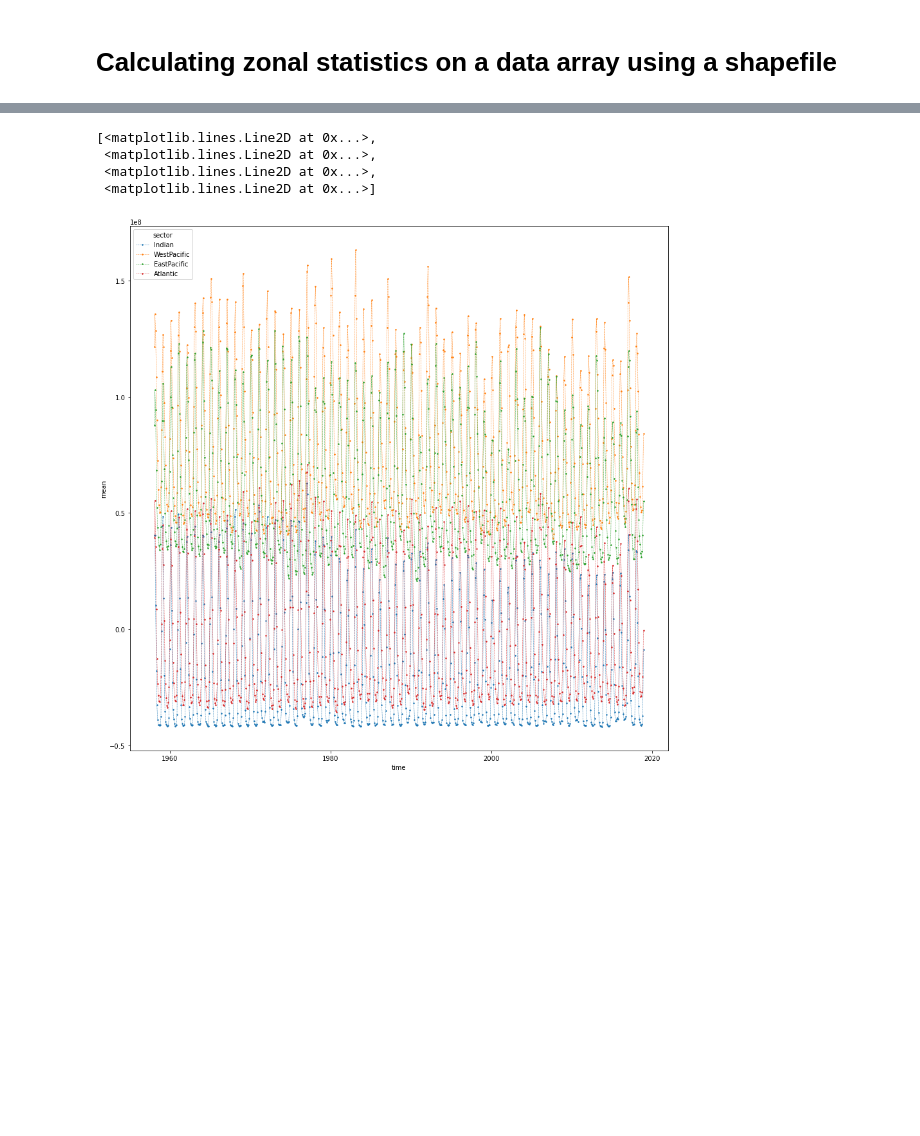
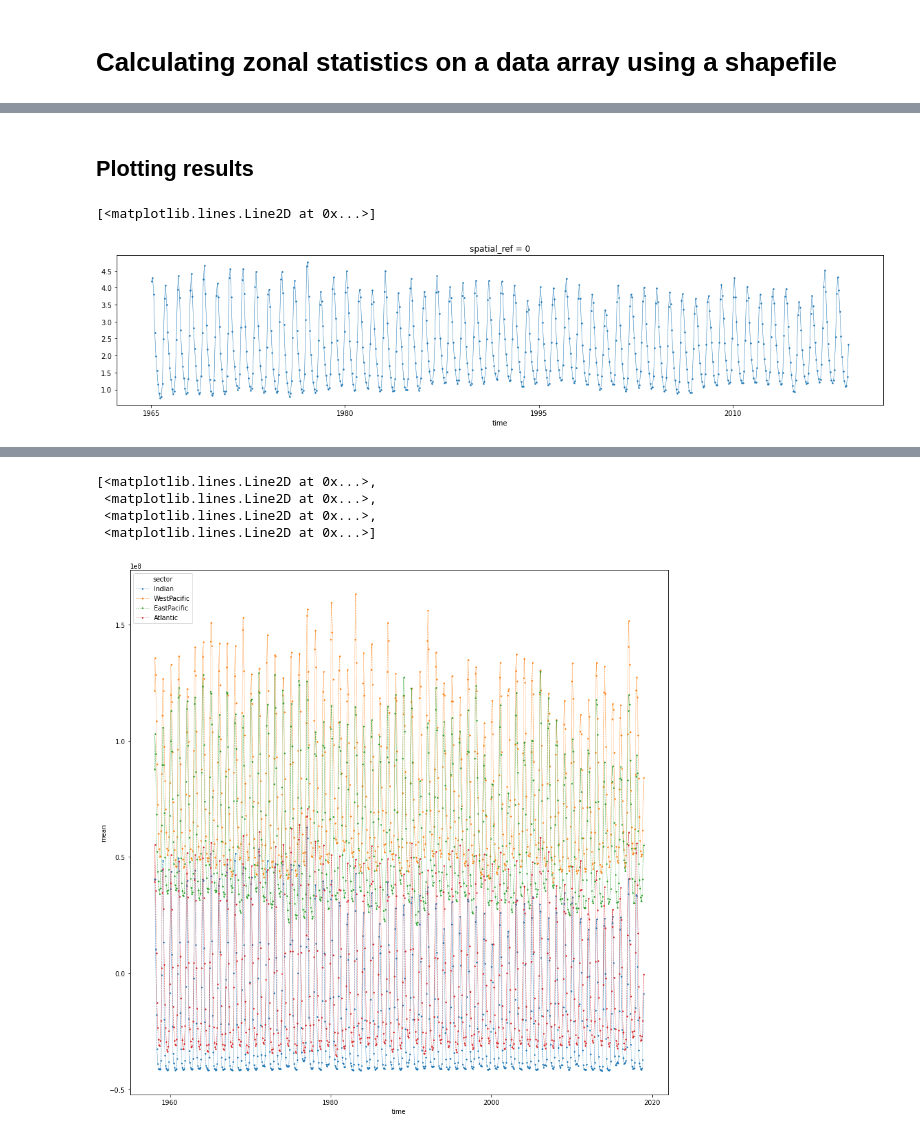
Before and after one commit to lidefi87/ACCESS_scripts_DFA, a Jupyter notebook: Scripts/ZonalStatistics.ipynb, the cells around one changed output, grey strips where cells are left out. Cells and saved outputs as stored; diff of their text form; code cells hidden in the pictures; blank space fills up the shorter version.

```diff
--- a/Scripts/ZonalStatistics.ipynb
+++ b/Scripts/ZonalStatistics.ipynb
@@ -520,0 +248,13 @@ xr_stats['mean'].sel(time = '1958').plot(hue = 'sector', linestyle='dashed', lin
+# %%
+#Clipping data arrays
+Indian = clipDataArray(SO_SSTc, shp = regions.query('SectorName == "{}"'.format(regions.SectorName.values[0])))
+Indian_a = clipDataArray(area_c, shp = regions.query('SectorName == "Indian"'))
+
+WestPacific = clipDataArray(SO_SSTc, shp = regions.query('SectorName == "{}"'.format(regions.SectorName.values[1])))
+WP_a = clipDataArray(area_c, shp = regions.query('SectorName == "{}"'.format(regions.SectorName.values[1])))
+
+EastPacific = clipDataArray(SO_SSTc, shp = regions.query('SectorName == "{}"'.format(regions.SectorName.values[2])))
+EP_a = clipDataArray(area_c, shp = regions.query('SectorName == "{}"'.format(regions.SectorName.values[2])))
+
+Atlantic = clipDataArray(SO_SSTc, shp = regions.query('SectorName == "{}"'.format(regions.SectorName.values[3])))
+Atlantic_a = clipDataArray(area_c, shp = regions.query('SectorName == "{}"'.format(regions.SectorName.values[3])))
@@ -520,0 +269,35 @@ xr_stats['mean'].sel(time = '1958').plot(hue = 'sector', linestyle='dashed', lin
+# %%
+def weightedMeans(array, weights):
+    '''
+    Inputs:
+    array - Data array containing variable from which means will be calculated
+    weights - Data array containing weights
+
+    Output:
+    Data array containing weighted means
+    '''
+
+    #Calculate weights
+    weights.name = 'weights'
+    weights = weights.fillna(0)
+
+    #Apply weights to variable
+    weighted_var = array.weighted(weights)
+
+    #Calculate weighted mean per timestep
+    weighted_mean = weighted_var.mean(("xt_ocean", "yt_ocean"))
+
+    return weighted_mean
+# %%
+#Calculating weighted means per sector
+weightedIndian = weightedMeans(Indian, Indian_a)
+weightedWP = weightedMeans(WestPacific, WP_a)
+weightedEP = weightedMeans(EastPacific, EP_a)
+weightedAtlantic = weightedMeans(Atlantic, Atlantic_a)
+# %% [markdown]
+## Plotting results
+# %%
+weightedIndian.plot(figsize = (20, 4), linewidth=0.5, marker='o',markersize=1.5)
+# %% [output]
+[<matplotlib.lines.Line2D at 0x...>]
+[figure, added]
```
Also changed, not shown: parts of 64 cells of this notebook, 1 other file.
